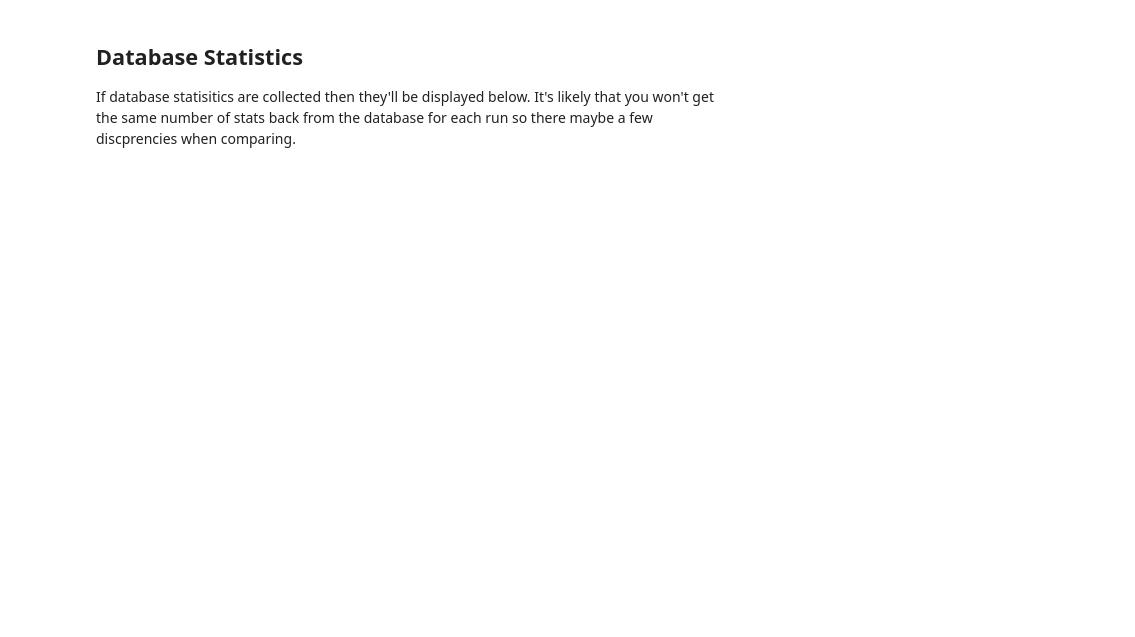
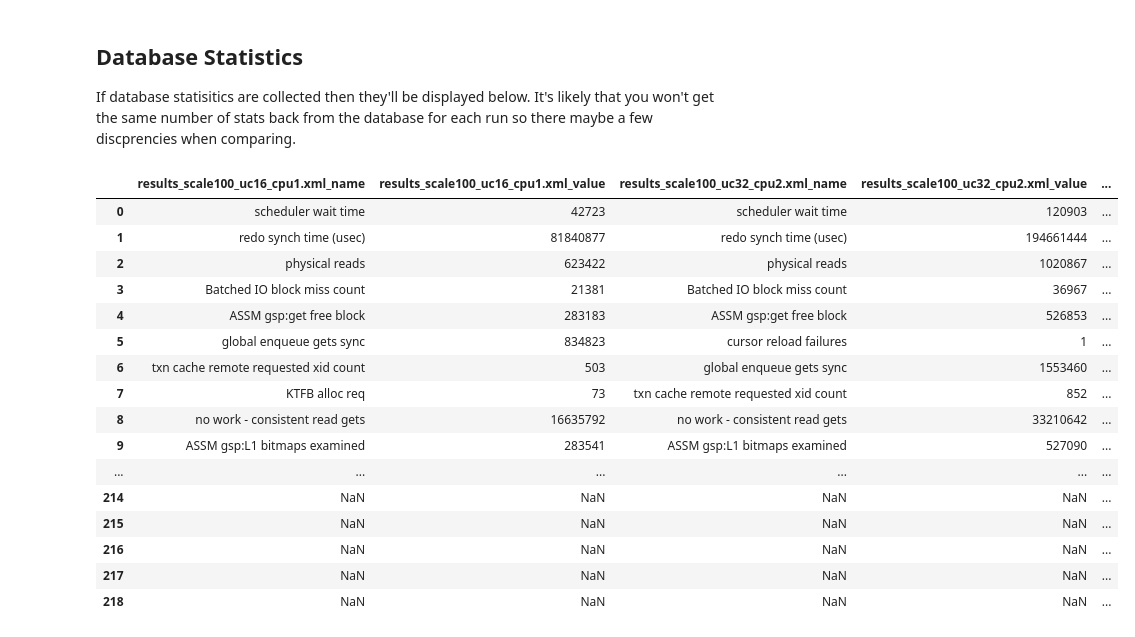
Before and after one commit to domgiles/Parse-Results, a Jupyter notebook: AnalyzeResults.ipynb, the cells around one changed output. Drawn from its saved outputs; the diff is of its cells as text; code cells hidden in the pictures; blank space fills up the shorter version.

```diff
--- a/AnalyzeResults.ipynb
+++ b/AnalyzeResults.ipynb
@@ -253,9 +329,27 @@ If database statisitics are collected then they'll be displayed below. It's like
 # %%
 db_stats = {}
 for file_name, doc in sortedxmldocs.items():
-    db_stat:Tuple[str,ET.Element] = [(dbs.attrib.get('name'),dbs.attrib.get('value')) for dbs in doc.findall(f'.//{namespace}DatabaseStatistic')]
+    db_stat = [(dbs.attrib.get('name'),dbs.attrib.get('value')) for dbs in doc.findall(f'.//{namespace}DatabaseStatistic')]
     db_stats[f'{file_name}_name'], db_stats[f'{file_name}_value'] = list(zip(*db_stat))
 
 # Join all the results from the file togther knowing that theymight not all have the same stats
 dbs_df = pd.concat([pd.Series(v, name=k) for k, v in db_stats.items()], axis=1)
 dbs_df
+# %% [output]
+|  | results_scale100_uc16_cpu1.xml_name | results_scale100_uc16_cpu1.xml_value | results_scale100_uc32_cpu2.xml_name | results_scale100_uc32_cpu2.xml_value | ... |
+| 0 | scheduler wait time | 42723 | scheduler wait time | 120903 | ... |
+| 1 | redo synch time (usec) | 81840877 | redo synch time (usec) | 194661444 | ... |
+| 2 | physical reads | 623422 | physical reads | 1020867 | ... |
+| 3 | Batched IO block miss count | 21381 | Batched IO block miss count | 36967 | ... |
+| 4 | ASSM gsp:get free block | 283183 | ASSM gsp:get free block | 526853 | ... |
+| 5 | global enqueue gets sync | 834823 | cursor reload failures | 1 | ... |
+| 6 | txn cache remote requested xid count | 503 | global enqueue gets sync | 1553460 | ... |
+| 7 | KTFB alloc req | 73 | txn cache remote requested xid count | 852 | ... |
+| 8 | no work - consistent read gets | 16635792 | no work - consistent read gets | 33210642 | ... |
+| 9 | ASSM gsp:L1 bitmaps examined | 283541 | ASSM gsp:L1 bitmaps examined | 527090 | ... |
+| ... | ... | ... | ... | ... | ... |
+| 214 | NaN | NaN | NaN | NaN | ... |
+| 215 | NaN | NaN | NaN | NaN | ... |
+| 216 | NaN | NaN | NaN | NaN | ... |
+| 217 | NaN | NaN | NaN | NaN | ... |
+| 218 | NaN | NaN | NaN | NaN | ... |
```
Also changed, not shown: parts of 8 cells of this notebook.
